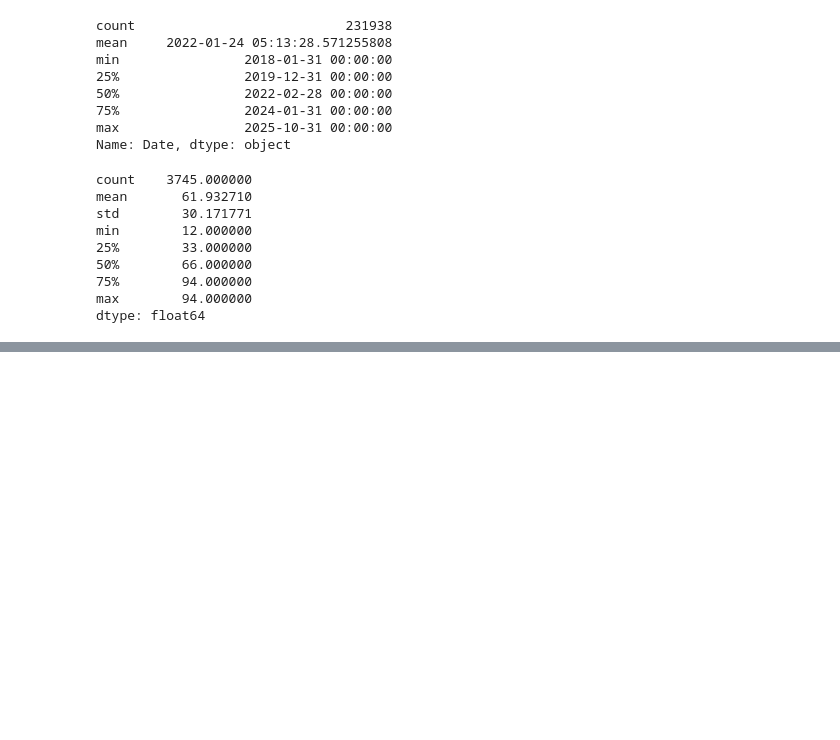
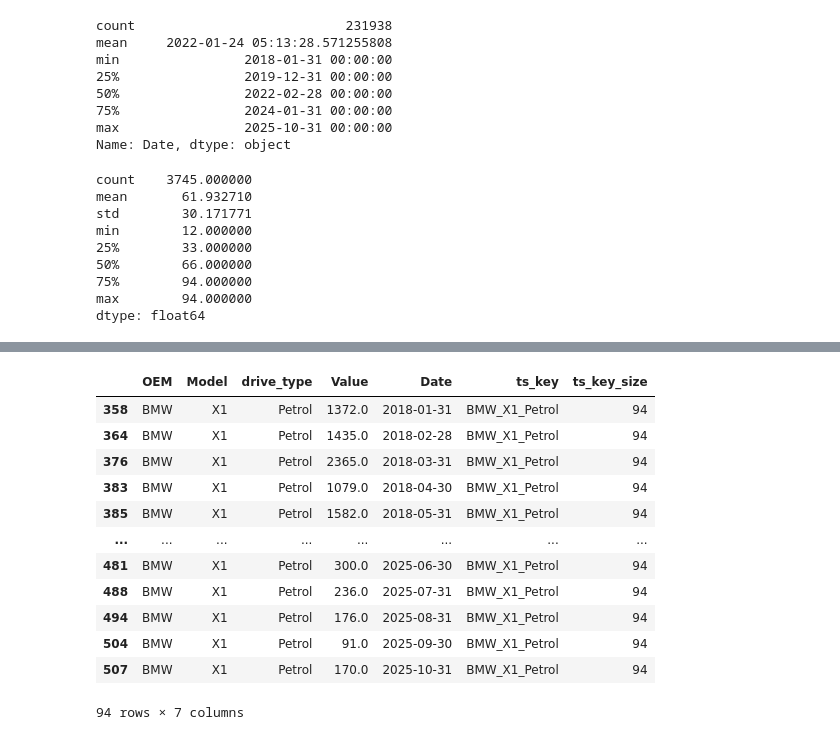
Before and after one commit to john2408/neural_networks_project_hdm, a Jupyter notebook: notebooks/john/data_exploration.ipynb, the cells around one changed output, grey strips where cells are left out. Saved outputs shown, nothing was run; the diff lists cells and outputs as text; code cells hidden in the pictures; blank space fills up the shorter version.

```diff
--- a/notebooks/john/data_exploration.ipynb
+++ b/notebooks/john/data_exploration.ipynb
@@ -143,0 +144,16 @@ plt.show()
+# %%
+df_subset
+# %% [output]
+|  | OEM | Model | drive_type | Value | Date | ts_key | ts_key_size |
+| 358 | BMW | X1 | Petrol | 1372.0 | 2018-01-31 | BMW_X1_Petrol | 94 |
+| 364 | BMW | X1 | Petrol | 1435.0 | 2018-02-28 | BMW_X1_Petrol | 94 |
+| 376 | BMW | X1 | Petrol | 2365.0 | 2018-03-31 | BMW_X1_Petrol | 94 |
+| 383 | BMW | X1 | Petrol | 1079.0 | 2018-04-30 | BMW_X1_Petrol | 94 |
+| 385 | BMW | X1 | Petrol | 1582.0 | 2018-05-31 | BMW_X1_Petrol | 94 |
+| ... | ... | ... | ... | ... | ... | ... | ... |
+| 481 | BMW | X1 | Petrol | 300.0 | 2025-06-30 | BMW_X1_Petrol | 94 |
+| 488 | BMW | X1 | Petrol | 236.0 | 2025-07-31 | BMW_X1_Petrol | 94 |
+| 494 | BMW | X1 | Petrol | 176.0 | 2025-08-31 | BMW_X1_Petrol | 94 |
+| 504 | BMW | X1 | Petrol | 91.0 | 2025-09-30 | BMW_X1_Petrol | 94 |
+| 507 | BMW | X1 | Petrol | 170.0 | 2025-10-31 | BMW_X1_Petrol | 94 |
+94 rows × 7 columns
```
Also changed, not shown: parts of 3 cells of this notebook, 3 other files.
